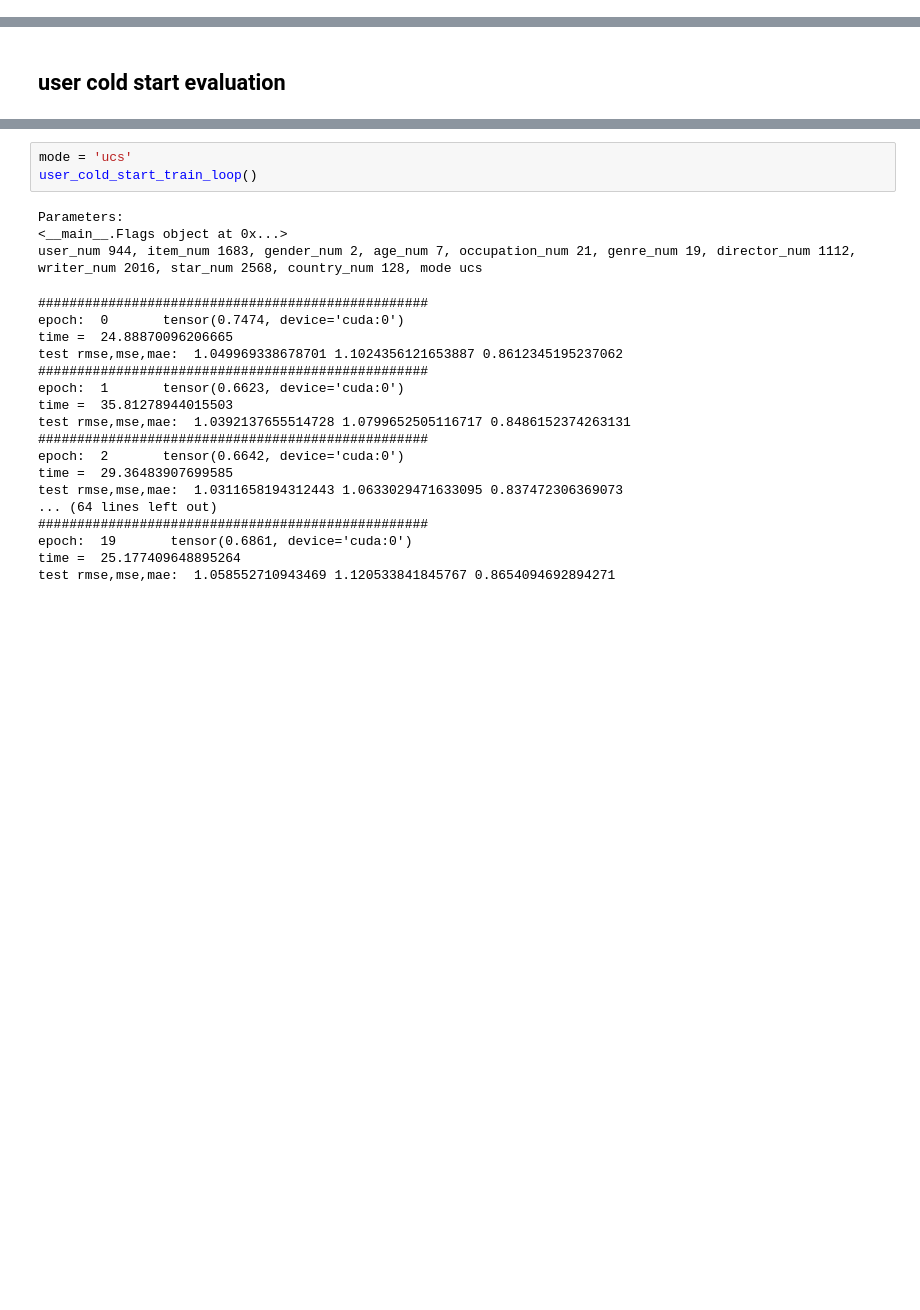
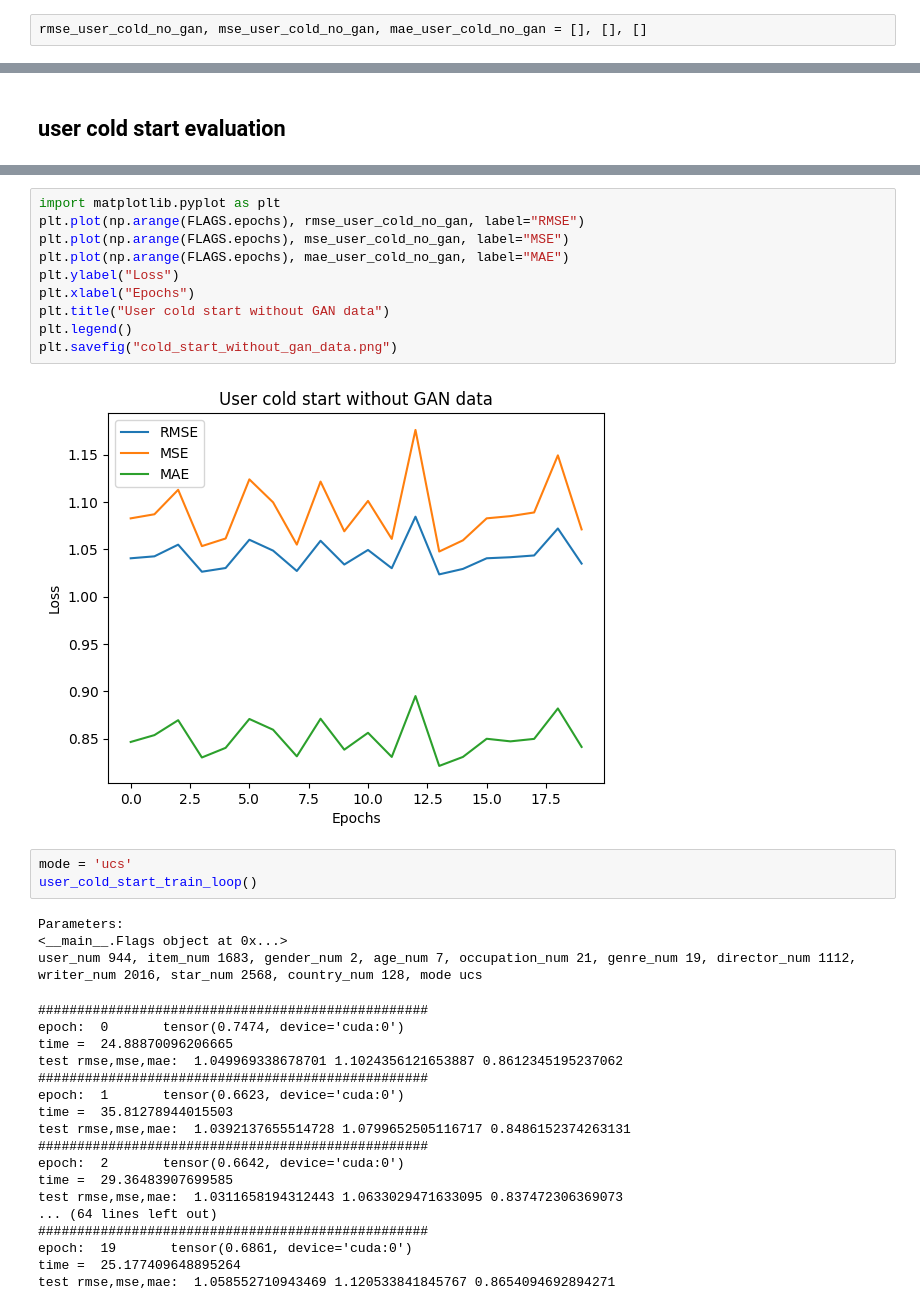
Before and after one commit to jonathanbcarlson/CS247Project, a Jupyter notebook: AttributeGNN/AGNN_ModelTrain.ipynb, the cells around one changed output, grey strips where cells are left out. Drawn from its saved outputs; the diff is of its cells as text; blank space fills up the shorter version.

```diff
--- a/AttributeGNN/AGNN_ModelTrain.ipynb
+++ b/AttributeGNN/AGNN_ModelTrain.ipynb
@@ -649,3 +811,5 @@ test rmse,mse,mae:  1.053331372820243 1.1095069809673774 0.8512558478868197
+# %%
+rmse_user_cold_no_gan, mse_user_cold_no_gan, mae_user_cold_no_gan = [], [], []
 # %%
 def user_cold_start_train_loop():
     #item cold start
@@ -777,3 +1028,15 @@ def user_cold_start_train_loop():
+# %%
+import matplotlib.pyplot as plt
+plt.plot(np.arange(FLAGS.epochs), rmse_user_cold_no_gan, label="RMSE")
+plt.plot(np.arange(FLAGS.epochs), mse_user_cold_no_gan, label="MSE")
+plt.plot(np.arange(FLAGS.epochs), mae_user_cold_no_gan, label="MAE")
+plt.ylabel("Loss")
+plt.xlabel("Epochs")
+plt.title("User cold start without GAN data")
+plt.legend()
+plt.savefig("cold_start_without_gan_data.png")
+# %% [output]
+[figure, added]
 # %%
 mode = 'ucs'
 user_cold_start_train_loop()
```
Also changed, not shown: parts of 33 cells of this notebook.
